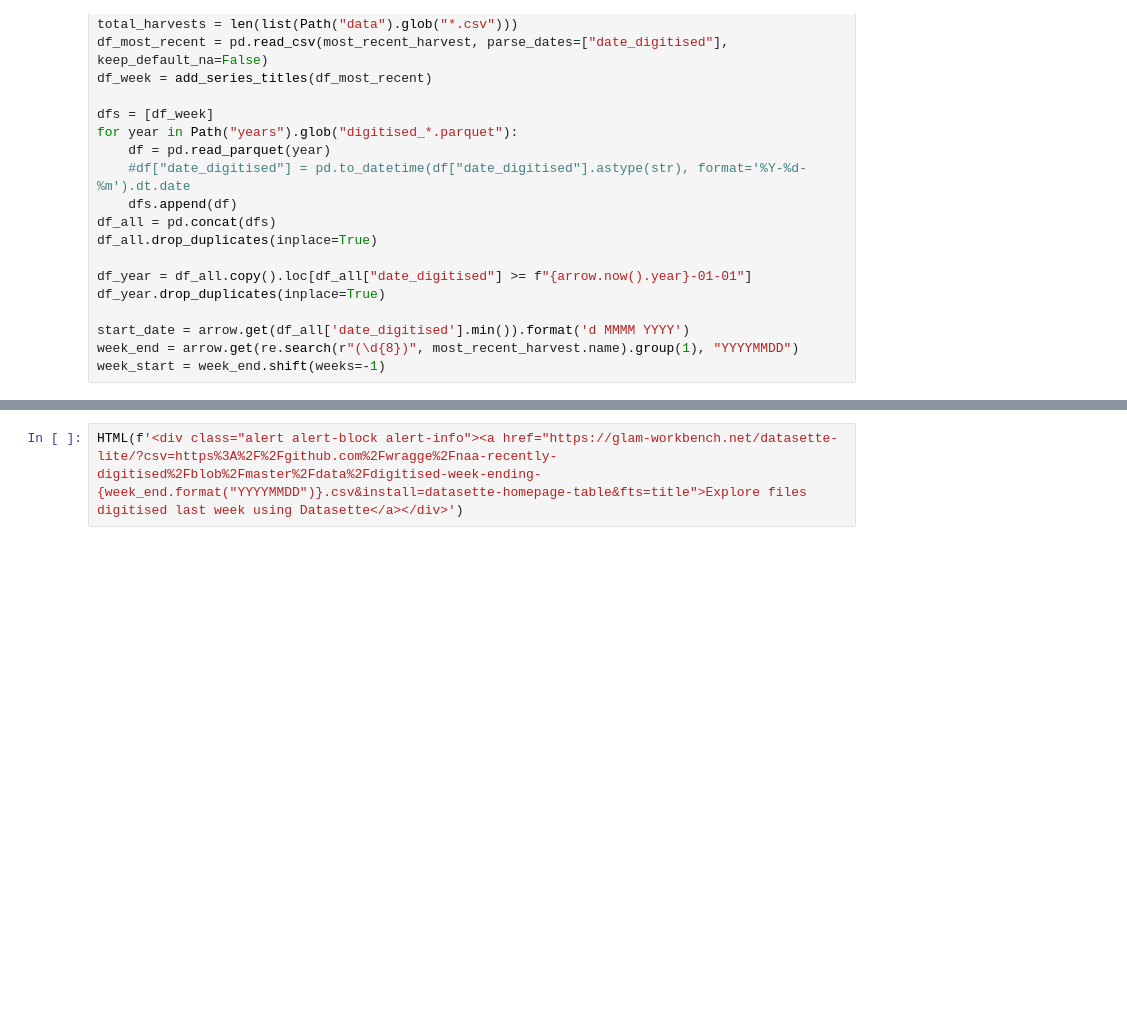
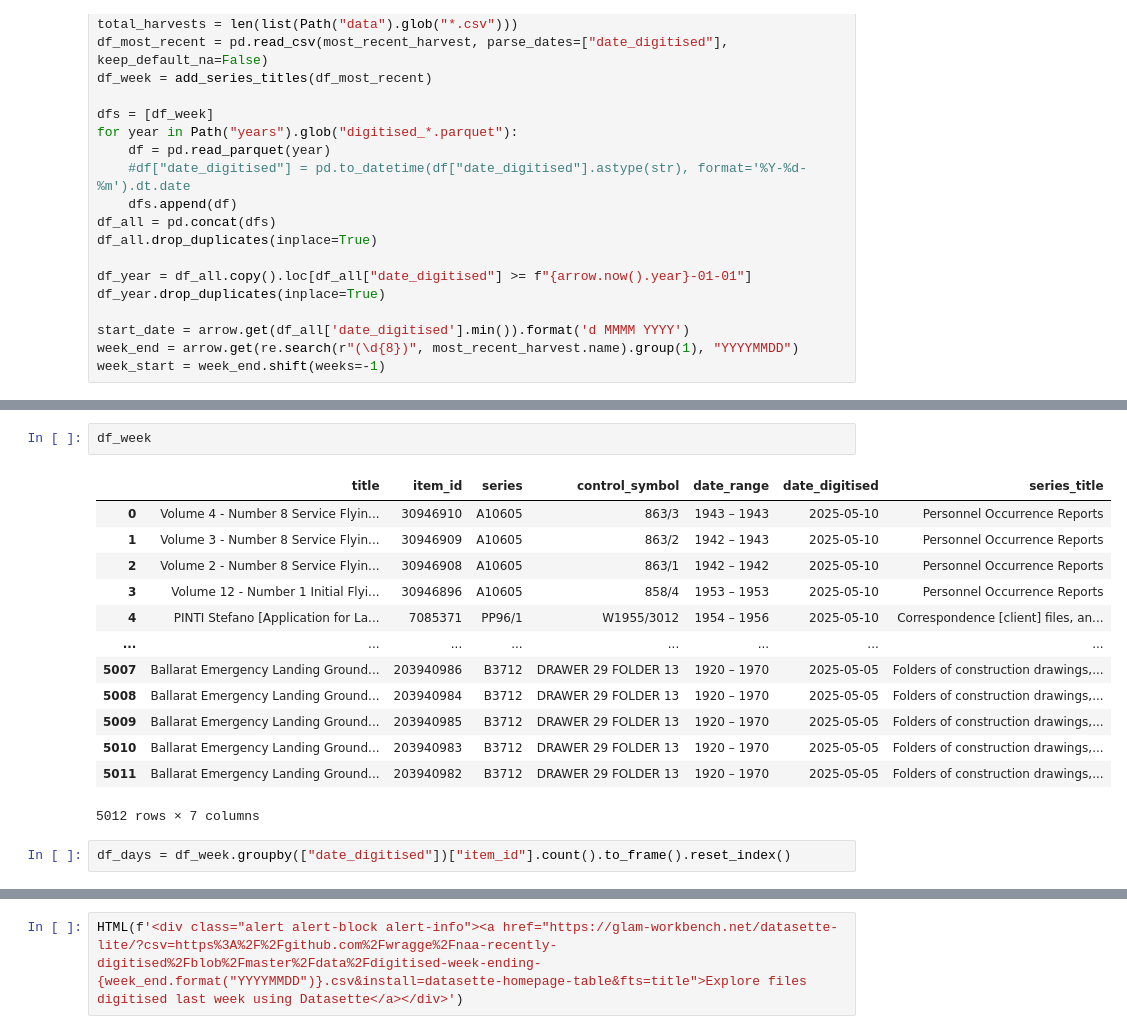
Before and after one commit to wragge/naa-recently-digitised, a Jupyter notebook: digitisation_dashboard.ipynb, the cells around one changed output, grey strips where cells are left out. Drawn from its saved outputs; the diff is of its cells as text; blank space fills up the shorter version.

```diff
--- a/digitisation_dashboard.ipynb
+++ b/digitisation_dashboard.ipynb
@@ -79 +81,19 @@ Markdown(f"**{df_week.shape[0]:,} files** were digitised last week. Here are the
+# %%
+df_week
+# %% [output]
+|  | title | item_id | series | control_symbol | date_range | date_digitised | series_title |
+| 0 | Volume 4 - Number 8 Service Flyin... | 30946910 | A10605 | 863/3 | 1943 – 1943 | 2025-05-10 | Personnel Occurrence Reports |
+| 1 | Volume 3 - Number 8 Service Flyin... | 30946909 | A10605 | 863/2 | 1942 – 1943 | 2025-05-10 | Personnel Occurrence Reports |
+| 2 | Volume 2 - Number 8 Service Flyin... | 30946908 | A10605 | 863/1 | 1942 – 1942 | 2025-05-10 | Personnel Occurrence Reports |
+| 3 | Volume 12 - Number 1 Initial Flyi... | 30946896 | A10605 | 858/4 | 1953 – 1953 | 2025-05-10 | Personnel Occurrence Reports |
+| 4 | PINTI Stefano [Application for La... | 7085371 | PP96/1 | W1955/3012 | 1954 – 1956 | 2025-05-10 | Correspondence [client] files, an... |
+| ... | ... | ... | ... | ... | ... | ... | ... |
+| 5007 | Ballarat Emergency Landing Ground... | 203940986 | B3712 | DRAWER 29 FOLDER 13 | 1920 – 1970 | 2025-05-05 | Folders of construction drawings,... |
+| 5008 | Ballarat Emergency Landing Ground... | 203940984 | B3712 | DRAWER 29 FOLDER 13 | 1920 – 1970 | 2025-05-05 | Folders of construction drawings,... |
+| 5009 | Ballarat Emergency Landing Ground... | 203940985 | B3712 | DRAWER 29 FOLDER 13 | 1920 – 1970 | 2025-05-05 | Folders of construction drawings,... |
+| 5010 | Ballarat Emergency Landing Ground... | 203940983 | B3712 | DRAWER 29 FOLDER 13 | 1920 – 1970 | 2025-05-05 | Folders of construction drawings,... |
+| 5011 | Ballarat Emergency Landing Ground... | 203940982 | B3712 | DRAWER 29 FOLDER 13 | 1920 – 1970 | 2025-05-05 | Folders of construction drawings,... |
+5012 rows × 7 columns
+# %%
+df_days = df_week.groupby(["date_digitised"])["item_id"].count().to_frame().reset_index()
 # %%
```
Also changed, not shown: parts of 13 cells of this notebook.
